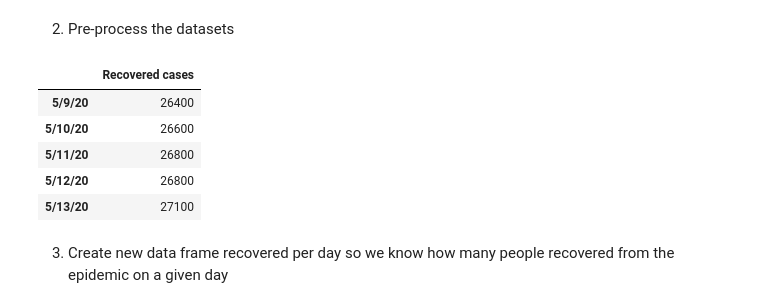
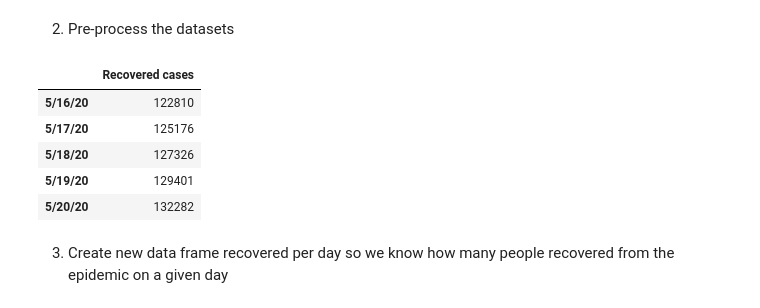
Before and after one commit to jeannechaverot/CovidForecasting, a Jupyter notebook: 0. Data Cleaning.ipynb, the cells around one changed output. Saved outputs shown, nothing was run; the diff lists cells and outputs as text; code cells hidden in the pictures.

```diff
--- a/0. Data Cleaning.ipynb
+++ b/0. Data Cleaning.ipynb
@@ -27,18 +29,18 @@ def reformat(df, country, col_name):
 
     #df = df[df[col_name] > 0]
 # %%
-recovered = reformat(recovered, 'Switzerland', 'Recovered cases')
-confirmed = reformat(confirmed, 'Switzerland', 'Confirmed cases')
-deaths = reformat(deaths, 'Switzerland', 'Deaths cases')
+recovered = reformat(recovered, 'Italy', 'Recovered cases')
+confirmed = reformat(confirmed, 'Italy', 'Confirmed cases')
+deaths = reformat(deaths, 'Italy', 'Deaths cases')
 
 recovered.tail()
 # %% [output]
 |  | Recovered cases |
-| 5/9/20 | 26400 |
-| 5/10/20 | 26600 |
-| 5/11/20 | 26800 |
-| 5/12/20 | 26800 |
-| 5/13/20 | 27100 |
+| 5/16/20 | 122810 |
+| 5/17/20 | 125176 |
+| 5/18/20 | 127326 |
+| 5/19/20 | 129401 |
+| 5/20/20 | 132282 |
 # %% [markdown]
 3. Create new data frame recovered per day so we know how many people recovered from the epidemic on a given day
 # %% [markdown]
```
Also changed, not shown: parts of 15 cells of this notebook, 9 other files.
